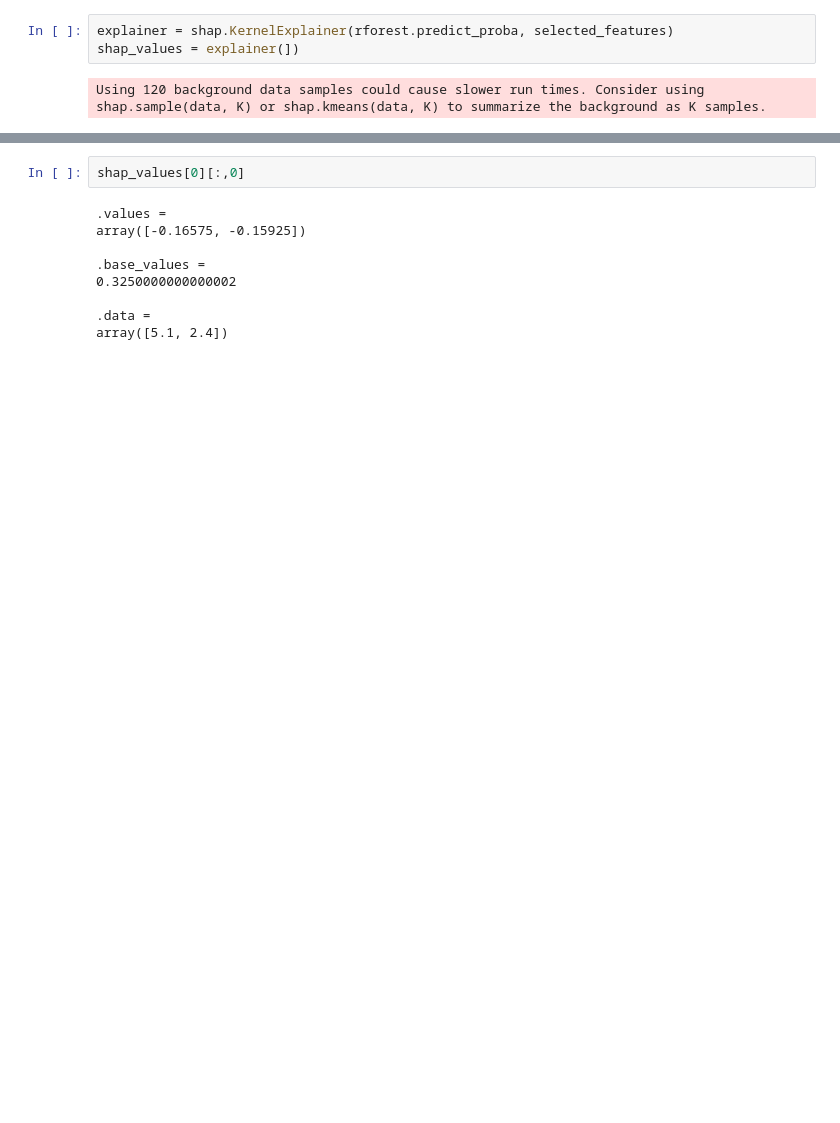
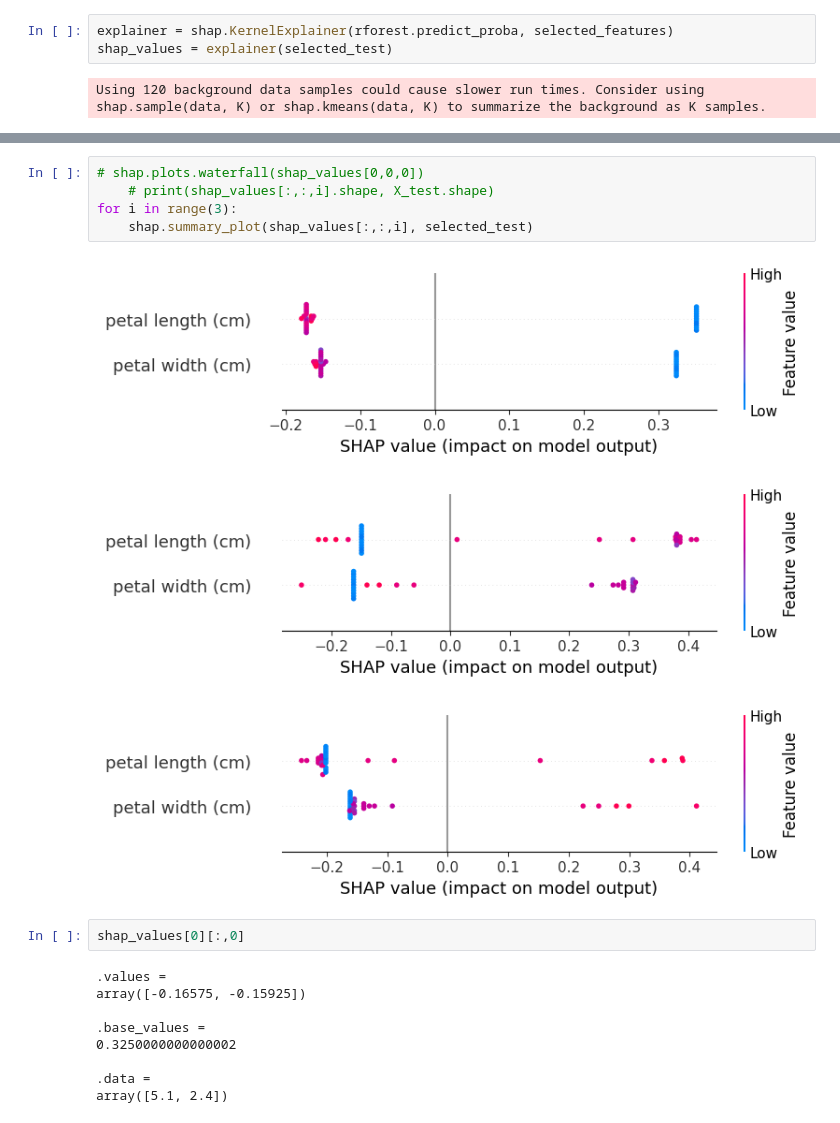
Before and after one commit to riaqliu/implementations, a Jupyter notebook: shapley/new_shap/new_shap.ipynb, the cells around one changed output, grey strips where cells are left out. Drawn from its saved outputs; the diff is of its cells as text; blank space fills up the shorter version.

```diff
--- a/shapley/new_shap/new_shap.ipynb
+++ b/shapley/new_shap/new_shap.ipynb
@@ -61,6 +94,6 @@ rforest.fit(selected_features, Y_train)
 RandomForestClassifier(random_state=0)
 # %%
 explainer = shap.KernelExplainer(rforest.predict_proba, selected_features)
-shap_values = explainer(])
+shap_values = explainer(selected_test)
 # %% [output]
 Using 120 background data samples could cause slower run times. Consider using shap.sample(data, K) or shap.kmeans(data, K) to summarize the background as K samples.
@@ -67,3 +120,12 @@ Using 120 background data samples could cause slower run times. Consider using s
+# %%
+# shap.plots.waterfall(shap_values[0,0,0])
+    # print(shap_values[:,:,i].shape, X_test.shape)
+for i in range(3):
+    shap.summary_plot(shap_values[:,:,i], selected_test)
+# %% [output]
+[figure, added]
+[figure, added]
+[figure, added]
 # %%
 shap_values[0][:,0]
 # %% [output]
```
Also changed, not shown: parts of 5 cells of this notebook, 5 other files.
